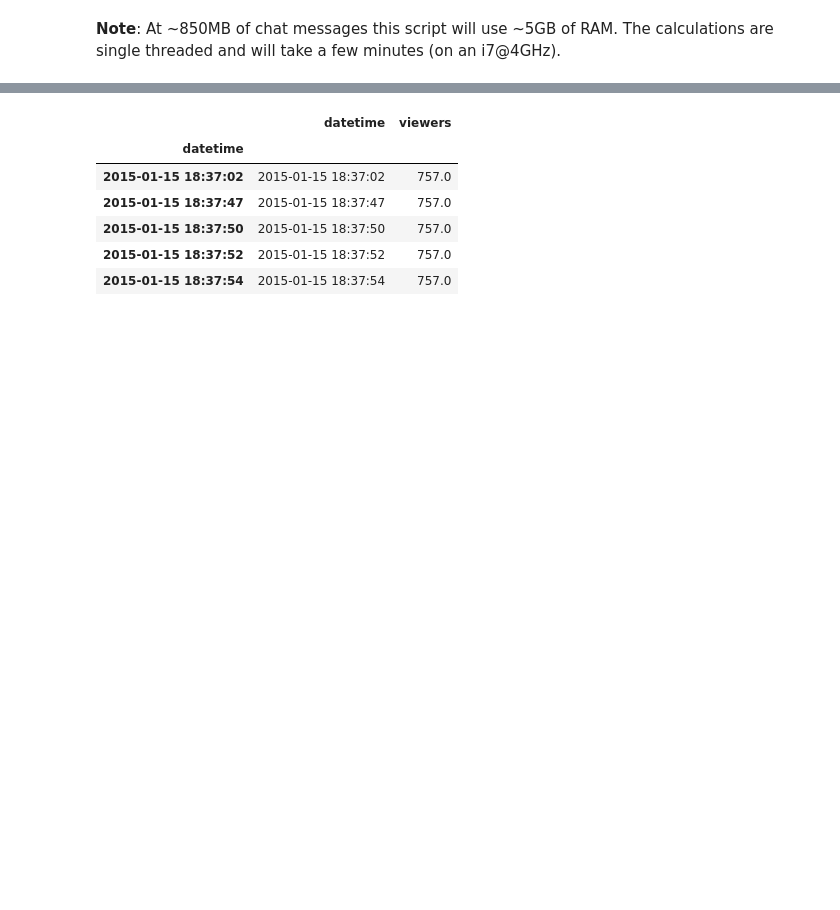
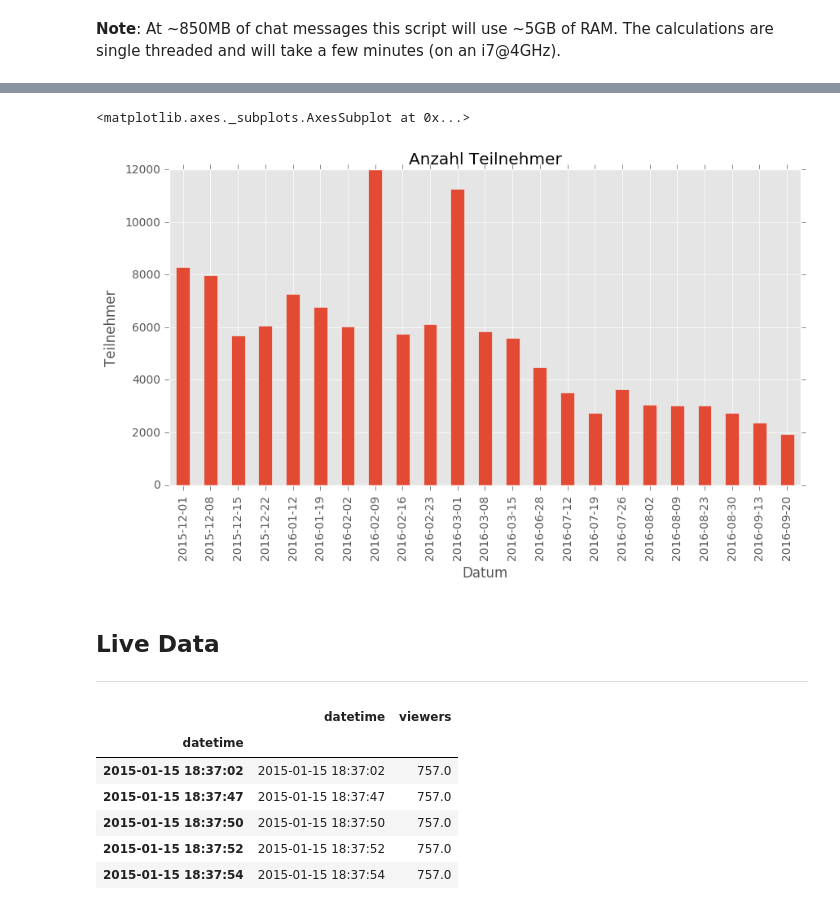
Before and after one commit to rbtvstats/rbtvstats, a Jupyter notebook: notebooks/chat_duell.ipynb, the cells around one changed output, grey strips where cells are left out. Cells and saved outputs as stored; diff of their text form; code cells hidden in the pictures; blank space fills up the shorter version.

```diff
--- a/notebooks/chat_duell.ipynb
+++ b/notebooks/chat_duell.ipynb
@@ -85,0 +89,28 @@ chat.tail()
+# %%
+#prepare chat message data
+chatFiltered = chat
+
+#filter messages by time
+start = datetime.time(20, 15, 0)
+end = datetime.time(22, 0, 0)
+chatFiltered = chatFiltered.between_time(start, end)
+
+#filter messages containing `!cd`
+chatFiltered = chatFiltered[chatFiltered['message'].str.contains('!cd')]
+
+#filter meassages by weekday
+chatFiltered = chatFiltered[chatFiltered['weekday'] == 1]
+
+#group messages by date
+chatGrouped = chatFiltered.groupby('date')
+
+#filter groups by count threshold
+chatGrouped = chatGrouped.filter(lambda group: len(group) > 2000)
+
+#group messages by date
+chatGrouped = chatGrouped.groupby('date')
+
+#count (unique) users
+chatParticipants = chatGrouped.agg({'username': pd.Series.nunique})
+
+chatParticipants
@@ -86,3 +136,15 @@ chat.tail()
+# %%
+plot = chatParticipants.plot(kind='bar', figsize=(10, 5), legend=False, title='Anzahl Teilnehmer')
+plot.set_xlabel('Datum')
+plot.set_ylabel('Teilnehmer')
+
+plot
+# %% [output]
+<matplotlib.axes._subplots.AxesSubplot at 0x...>
+[figure, added]
+# %% [markdown]
+## Live Data
+___
 # %%
 #live dataframe
 columns = ['datetime', 'viewers']
```
Also changed, not shown: parts of 14 cells of this notebook, 8 other files.
